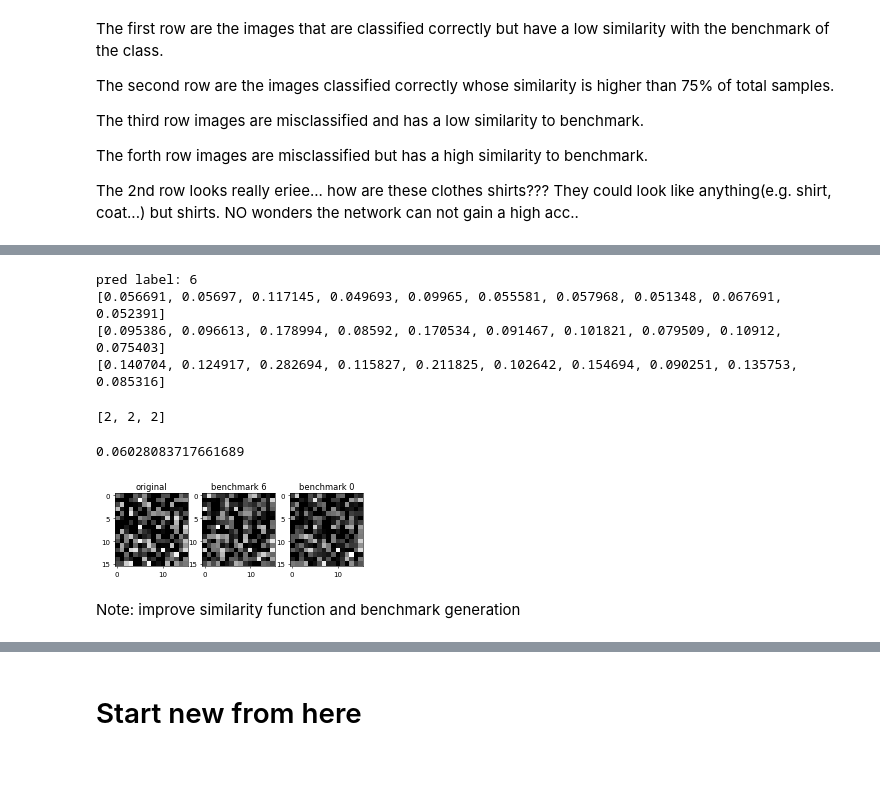
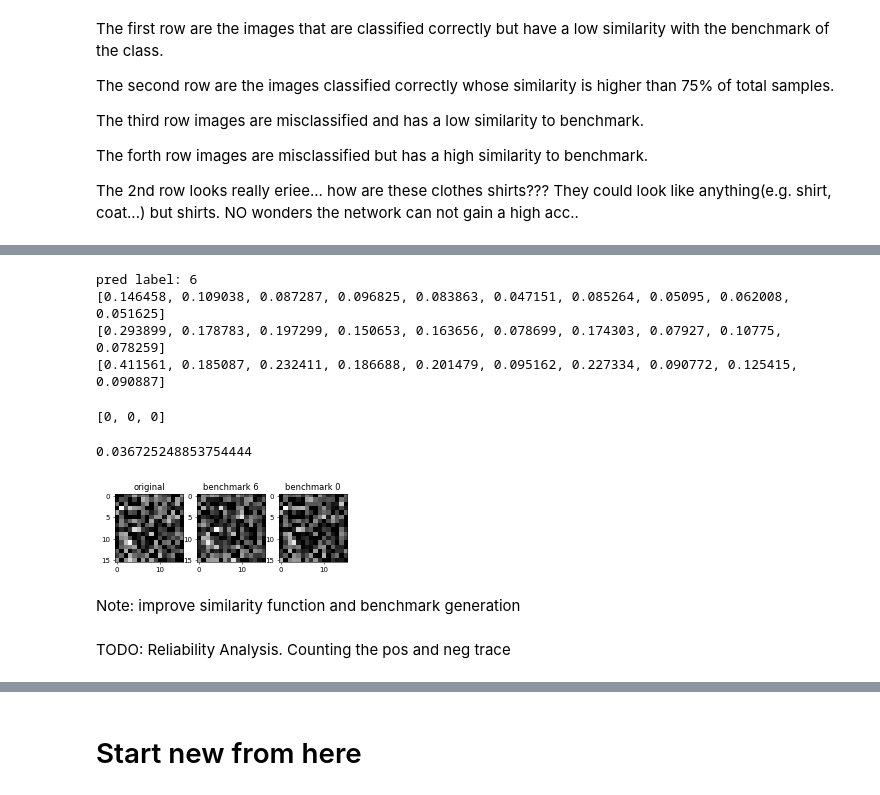
Before and after one commit to ZhenglinPan/ShallowJudge, a Jupyter notebook: src/main.ipynb, the cells around one changed output, grey strips where cells are left out. Saved outputs shown, nothing was run; the diff lists cells and outputs as text; code cells hidden in the pictures; blank space fills up the shorter version.

```diff
--- a/src/main.ipynb
+++ b/src/main.ipynb
@@ -24,11 +29,9 @@ GPU: False
 # %%
-# train = pd.read_csv("/content/drive/MyDrive/Colab_Notebooks/datasets/fashion-mnist_train.csv")
-
-train = pd.read_csv(r"../datasets/fashion-mnist_train.csv")
+train = pd.read_csv("/content/drive/MyDrive/Colab_Notebooks/datasets/fashion-mnist_train.csv")
 
 label_dict = {0:'top', 1:'Trouser', 2:'Pullover', 3:'Dress', 4:'Coat', 5:'Sandal', 6:'Shirt', 7:'Sneaker', 8:'Bag', 9:'Ankle'}
 
-class_num = 10
+class_num = len(label_dict)
 
 train.head()
 # %% [output]
@@ -550,29 +560,31 @@ imobs_dict['pos_Q1'], imobs_dict['pos_Q3'], imobs_dict['neg_Q1'], imobs_dict['ne
 # %%
-trace(val_x[42, :].reshape(1,-1), 6, benchmarks)
+trace(val_x[122, :].reshape(1,-1), 6, benchmarks, prt=True)
 # %% [output]
 pred label: 6
-[0.056691, 0.05697, 0.117145, 0.049693, 0.09965, 0.055581, 0.057968, 0.051348, 0.067691, 0.052391]
-[0.095386, 0.096613, 0.178994, 0.08592, 0.170534, 0.091467, 0.101821, 0.079509, 0.10912, 0.075403]
-[0.140704, 0.124917, 0.282694, 0.115827, 0.211825, 0.102642, 0.154694, 0.090251, 0.135753, 0.085316]
+[0.146458, 0.109038, 0.087287, 0.096825, 0.083863, 0.047151, 0.085264, 0.05095, 0.062008, 0.051625]
+[0.293899, 0.178783, 0.197299, 0.150653, 0.163656, 0.078699, 0.174303, 0.07927, 0.10775, 0.078259]
+[0.411561, 0.185087, 0.232411, 0.186688, 0.201479, 0.095162, 0.227334, 0.090772, 0.125415, 0.090887]
-[2, 2, 2]
+[0, 0, 0]
 # %%
 plt.figure(dpi=50)
 
 plt.subplot(1,3,1)
 plt.title('original')
-plt.imshow(predict(mlp, val_x[42, :].reshape(1,-1), True)[0].reshape(16, 16), cmap='gray')
+plt.imshow(predict(mlp, val_x[122, :].reshape(1,-1), True)[0].reshape(16, 16), cmap='gray')
 
 plt.subplot(1,3,2)
 plt.title('benchmark 6')
 plt.imshow(benchmarks[0]['pos'][6].reshape(16, 16), cmap='gray')
 
 plt.subplot(1,3,3)
 plt.title('benchmark 0')
-plt.imshow(benchmarks[0]['pos'][2].reshape(16, 16), cmap='gray')
+plt.imshow(benchmarks[0]['pos'][0].reshape(16, 16), cmap='gray')
 
 print(1 / np.linalg.norm(benchmarks[0]['pos'][6] - predict(mlp, val_x[68, :].reshape(1,-1), True)[0]))
 # %% [output]
-0.06028083717661689
+0.036725248853754444
-[figure, old version]
+[figure, new version]
 # %% [markdown]
 Note: improve similarity function and benchmark generation
+# %% [markdown]
+TODO: Reliability Analysis. Counting the pos and neg trace
```
Also changed, not shown: parts of 28 cells of this notebook.
